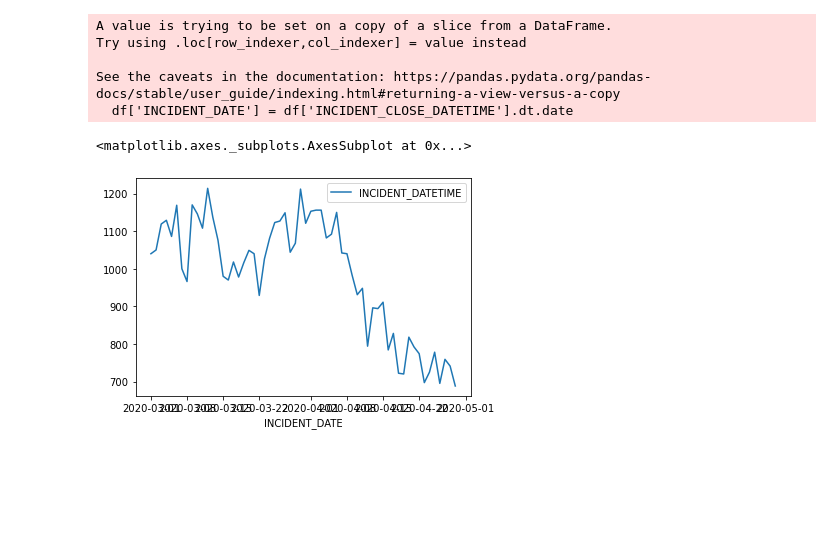
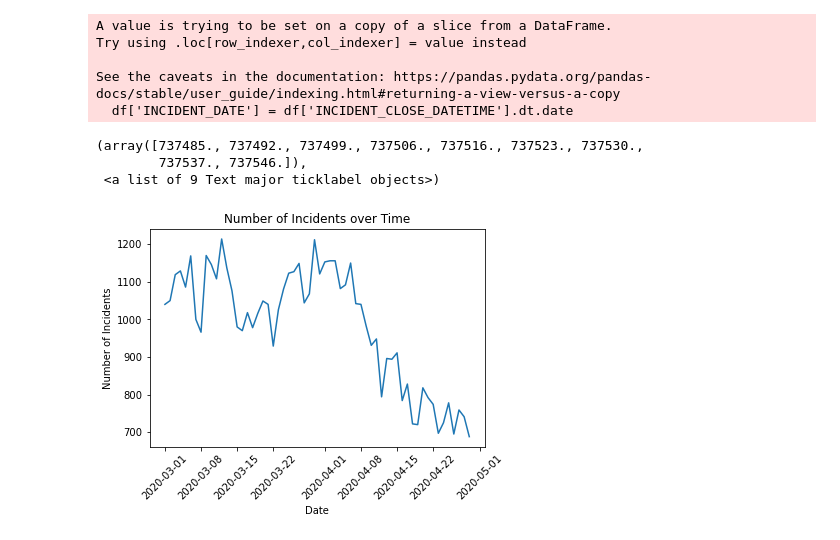
Before and after one commit to weintraubje/Resource-Allocation-of-Emergency-Medical-Services, a Jupyter notebook: main_notebookJH.ipynb, the cells around one changed output. Drawn from its saved outputs; the diff is of its cells as text; code cells hidden in the pictures; blank space fills up the shorter version.

```diff
--- a/main_notebookJH.ipynb
+++ b/main_notebookJH.ipynb
@@ -39,7 +39,13 @@ See the caveats in the documentation: https://pandas.pydata.org/pandas-docs/stab
   df['INCIDENT_DATE'] = df['INCIDENT_CLOSE_DATETIME'].dt.date
 # %%
 df_slice = df[['INCIDENT_DATETIME', 'INCIDENT_DATE']].groupby('INCIDENT_DATE').count()
-df_slice.plot()
+df_slice.plot(legend=None)
+plt.ylabel('Number of Incidents')
+plt.xlabel('Date')
+plt.title('Number of Incidents over Time')
+plt.xticks(rotation = 45)
 # %% [output]
-<matplotlib.axes._subplots.AxesSubplot at 0x...>
+(array([737485., 737492., 737499., 737506., 737516., 737523., 737530.,
+        737537., 737546.]),
+ <a list of 9 Text major ticklabel objects>)
-[figure, old version]
+[figure, new version]
```
Also changed, not shown: parts of 5 cells of this notebook.
